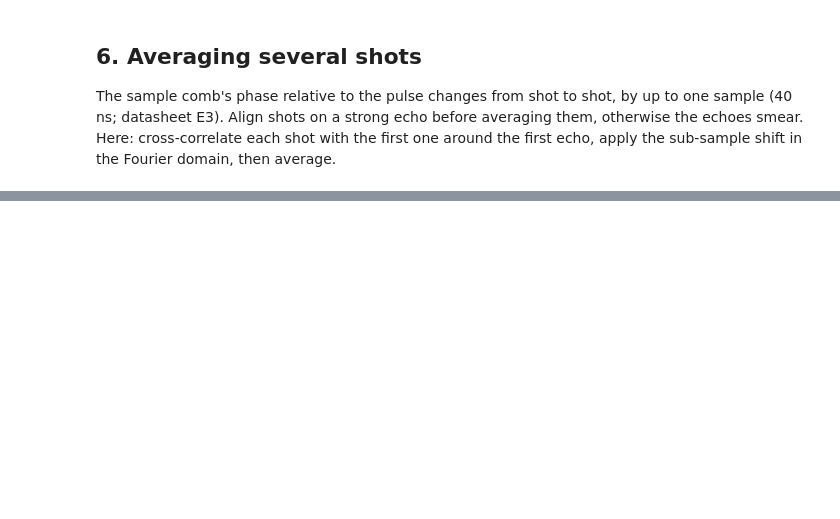
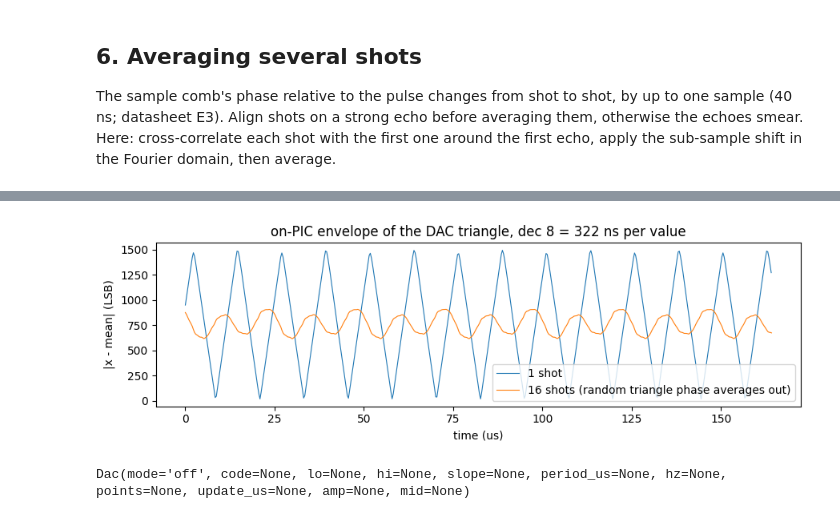
Before and after one commit to kelu124/minus, a Jupyter notebook: python/notebooks/02_acquisition.ipynb, the cells around one changed output, grey strips where cells are left out. Saved outputs shown, nothing was run; the diff lists cells and outputs as text; code cells hidden in the pictures; blank space fills up the shorter version.

```diff
--- a/python/notebooks/02_acquisition.ipynb
+++ b/python/notebooks/02_acquisition.ipynb
@@ -189,3 +219,13 @@ shot lags vs shot 0 (samples): [   0.    -85.19  104.96 -287.19 -145.58 -255.12
+# %%
+e1, e16 = dev.env(8, 1, 19), dev.env(8, 16, 19)
+plt.figure(figsize=(9, 3))
+plt.plot(e1.t_us, e1.values, lw=0.8, label="1 shot"); plt.plot(e16.t_us, e16.values, lw=0.8, label="16 shots (random triangle phase averages out)")
+plt.xlabel("time (us)"); plt.ylabel("|x - mean| (LSB)"); plt.title(f"on-PIC envelope of the DAC triangle, dec {e1.dec} = {e1.dt_ns:.0f} ns per value")
+plt.legend(); plt.tight_layout(); plt.show()
+dev.dac("off")
+# %% [output]
+[figure, added]
+Dac(mode='off', code=None, lo=None, hi=None, slope=None, period_us=None, hz=None, points=None, update_us=None, amp=None, mid=None)
 # %%
 dev.gain(0, 0, 0)
 dev.close()
```
Also changed, not shown: parts of 12 cells of this notebook, 37 other files.
